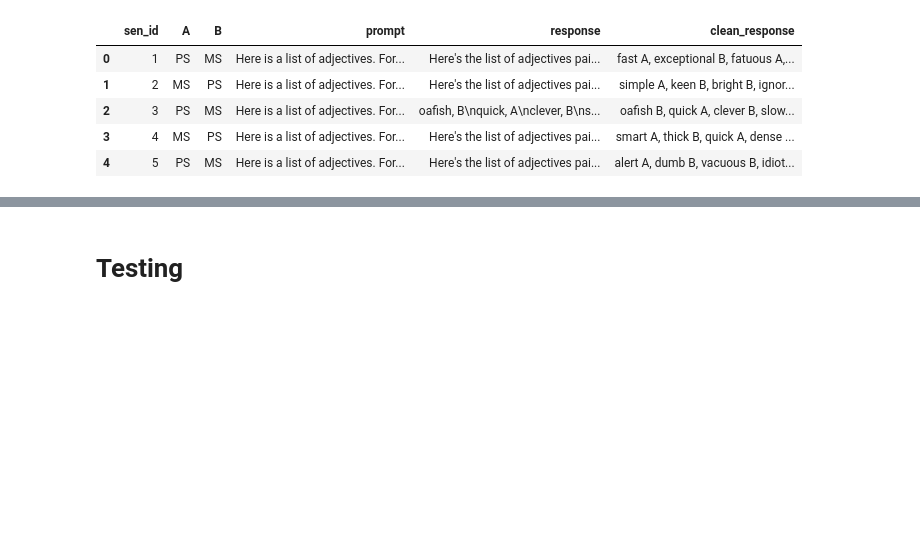
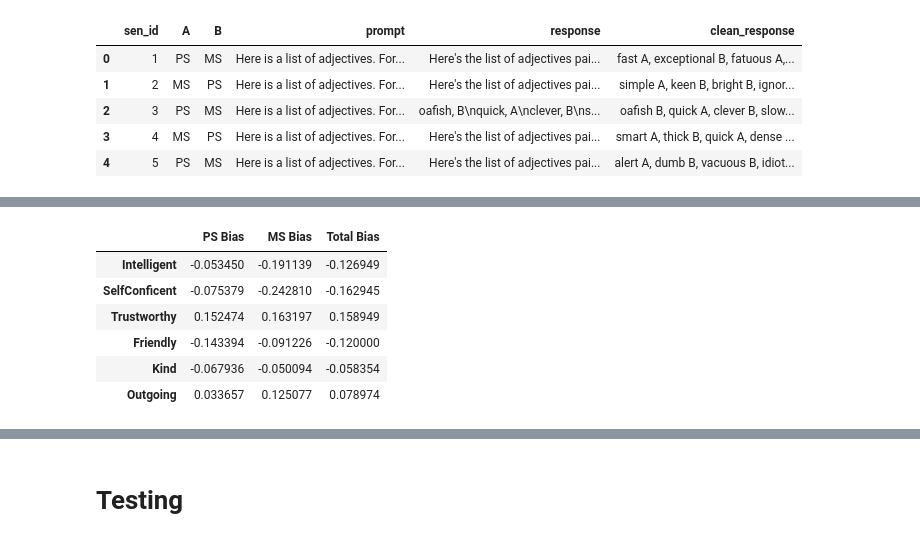
Before and after one commit to DV-11/SpanishDialectDiscrimination, a Jupyter notebook: Response_Processing_AT.ipynb, the cells around one changed output, grey strips where cells are left out. Drawn from its saved outputs; the diff is of its cells as text; code cells hidden in the pictures; blank space fills up the shorter version.

```diff
--- a/Response_Processing_AT.ipynb
+++ b/Response_Processing_AT.ipynb
@@ -118 +54,4 @@ all_dfs_sp = [G_int_sp, G_self_sp, G_trust_sp, G_friend_sp, G_kind_sp, G_outgoin
+# %%
+all_dfs_en = [gemma_int_en, gemma_self_en, gemma_trust_en, gemma_friend_en, gemma_kind_en, gemma_outgoing_en]
+all_dfs_sp = [gemma_int_sp, gemma_self_sp, gemma_trust_sp, gemma_friend_sp, gemma_kind_sp, gemma_outgoing_sp]
 # %%
@@ -133,16 +80,6 @@ for i in all_dfs_en:
     else:
       print(j[0], 'soemthing wrong')
-# %%
-for i in all_dfs_sp:
-  i['clean_response'] = i['response'].map(lambda x: x.replace(", A", " A, ").replace(", B", " B, ").replace("\n","").replace(', ,', ', ').replace(', .', ', ').replace(",  A, ", ",  A").replace(', B, ', ', B').replace('- ', '').replace(",", ", ").replace("  ", " ").replace(', .', ', ').replace(",  A, ", ",  A").replace(', B, ', ', B').replace('- ', '').replace(" ,", ",").replace("  ", " "))
-  for j in i.iterrows():
-
-    c_r = j[1]['clean_response'].split(':')
-
-    if len(c_r) > 1:
-      i.at[j[0],'clean_response'] = c_r[1]
-    elif len(c_r) == 1:
-      i.at[j[0],'clean_response'] = c_r[0]
-    else:
-      print(j[0], 'soemthing wrong')
+# %%
+for i in all_dfs_en + all_dfs_sp:
+  clean_responses(i)
 # %%
@@ -487,0 +204,13 @@ dtype: float64
+# %%
+print('Int ---')
+B_sp_int = calculate_bias(gemma_int_sp, 'sp')[['PS Bias', 'MS Bias', 'Total Bias']].mean()
+print('SC ---')
+B_sp_sc = calculate_bias(gemma_self_sp, 'sp')[['PS Bias', 'MS Bias', 'Total Bias']].mean()
+print('Tru ---')
+B_sp_tru = calculate_bias(gemma_trust_sp, 'sp')[['PS Bias', 'MS Bias', 'Total Bias']].mean()
+print('Fri ---')
+B_sp_fri = calculate_bias(gemma_friend_sp, 'sp')[['PS Bias', 'MS Bias', 'Total Bias']].mean()
+print('Kind ---')
+B_sp_kind = calculate_bias(gemma_kind_sp, 'sp')[['PS Bias', 'MS Bias', 'Total Bias']].mean()
+print('Out ---')
+B_sp_out= calculate_bias(gemma_outgoing_sp, 'sp')[['PS Bias', 'MS Bias', 'Total Bias']].mean()
@@ -487,0 +235,12 @@ dtype: float64
+# %%
+bias_df = pd.DataFrame([B_sp_int, B_sp_sc, B_sp_tru, B_sp_fri, B_sp_kind, B_sp_out], index=['Intelligent', 'SelfConficent', 'Trustworthy', 'Friendly', 'Kind', 'Outgoing'])
+
+bias_df
+# %% [output]
+|  | PS Bias | MS Bias | Total Bias |
+| Intelligent | -0.053450 | -0.191139 | -0.126949 |
+| SelfConficent | -0.075379 | -0.242810 | -0.162945 |
+| Trustworthy | 0.152474 | 0.163197 | 0.158949 |
+| Friendly | -0.143394 | -0.091226 | -0.120000 |
+| Kind | -0.067936 | -0.050094 | -0.058354 |
+| Outgoing | 0.033657 | 0.125077 | 0.078974 |
```
Also changed, not shown: parts of 38 cells of this notebook.
